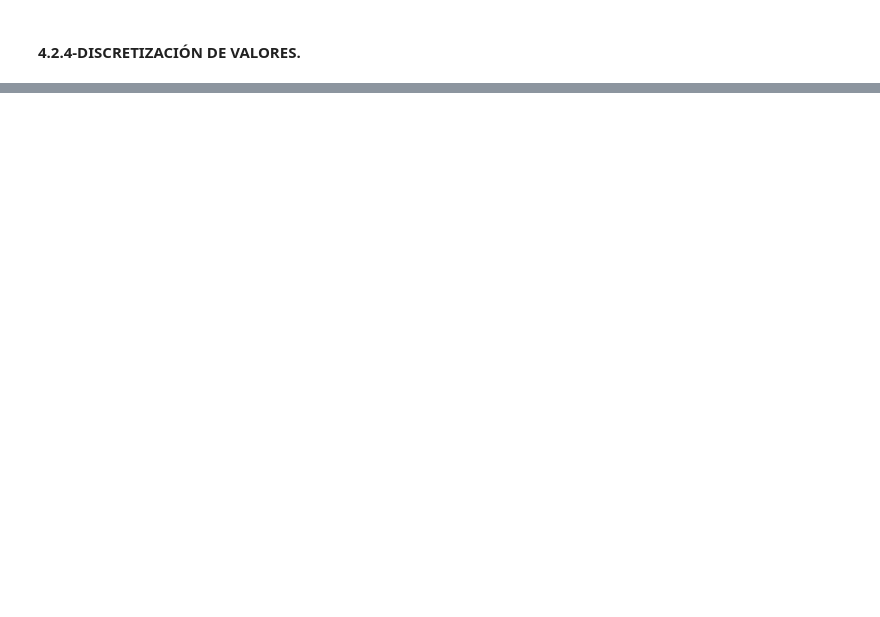
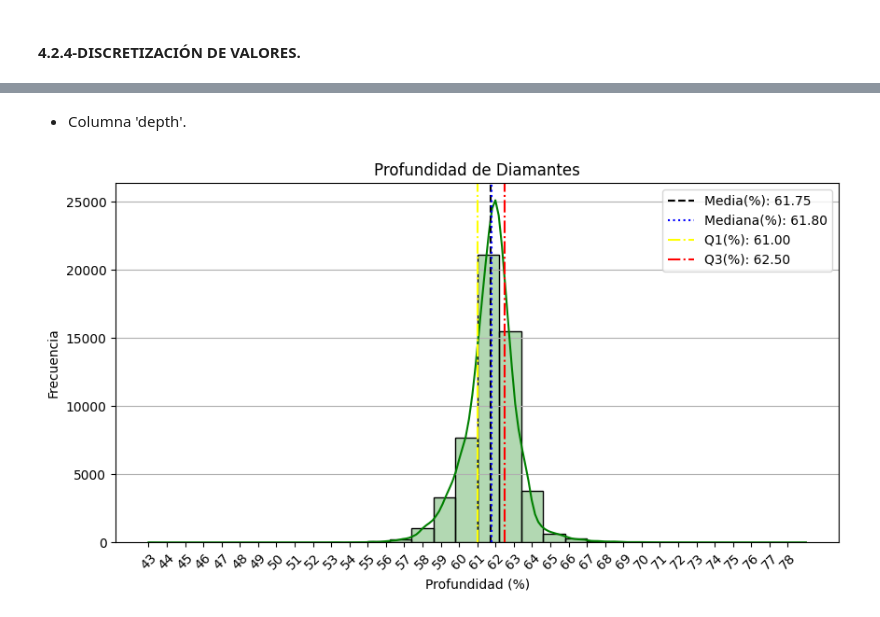
Before and after one commit to angovery/Data-Science-Bootcamp, a Jupyter notebook: Ejercicios_Evaluados/Modulo_3/m3_ejercicio_evaluado_Jose_Ignacio_Hernandez_Palacios.ipynb, the cells around one changed output, grey strips where cells are left out. Cells and saved outputs as stored; diff of their text form; code cells hidden in the pictures; blank space fills up the shorter version.

```diff
--- a/Ejercicios_Evaluados/Modulo_3/m3_ejercicio_evaluado_Jose_Ignacio_Hernandez_Palacios.ipynb
+++ b/Ejercicios_Evaluados/Modulo_3/m3_ejercicio_evaluado_Jose_Ignacio_Hernandez_Palacios.ipynb
@@ -1780,0 +1788,7 @@ Se aprecia cómo la variable transformada mediante la aplicación de la función
+# %%
+limites = [0, q1_price, q3_price, float('inf')]
+categoria_discreta = ['barato', 'medio', 'caro']
+categorias = pd.cut(df['price'], bins=limites, labels=categoria_discreta, right=False)
+posicion = df.columns.get_loc('price') + 1
+df.insert(posicion, 'price_category', categorias, allow_duplicates=False)
+df.sort_values(by='price')
@@ -1780,0 +1862,18 @@ Se aprecia cómo la variable transformada mediante la aplicación de la función
+# %% [markdown]
+* Columna 'depth'.
+# %%
+plt.figure(figsize=(10,5))
+sns.histplot(df['depth'], bins=30, color='green', kde=True, alpha=0.3)
+plt.title("Profundidad de Diamantes")
+plt.xlabel("Profundidad (%)")
+plt.ylabel("Frecuencia")
+plt.xticks(np.arange(df['depth'].min(), df['depth'].max()), rotation=45)
+plt.axvline(df['depth'].mean(), color='black', linestyle='--', label=f'Media(%): {df['depth'].mean():.2f}') # media
+plt.axvline(df['depth'].median(), color='blue', linestyle='dotted', label=f'Mediana(%): {df['depth'].median():.2f}') # mediana
+plt.axvline(df['depth'].quantile(0.25), color='yellow', linestyle='-.', label=f'Q1(%): {df['depth'].quantile(0.25):.2f}') # Q1
+plt.axvline(df['depth'].quantile(0.75), color='red', linestyle='-.', label=f'Q3(%): {df['depth'].quantile(0.75):.2f}') # Q3
+plt.legend()
+plt.grid(axis='y')
+plt.show();
+# %% [output]
+[figure, added]
```
Also changed, not shown: parts of 38 cells of this notebook.
